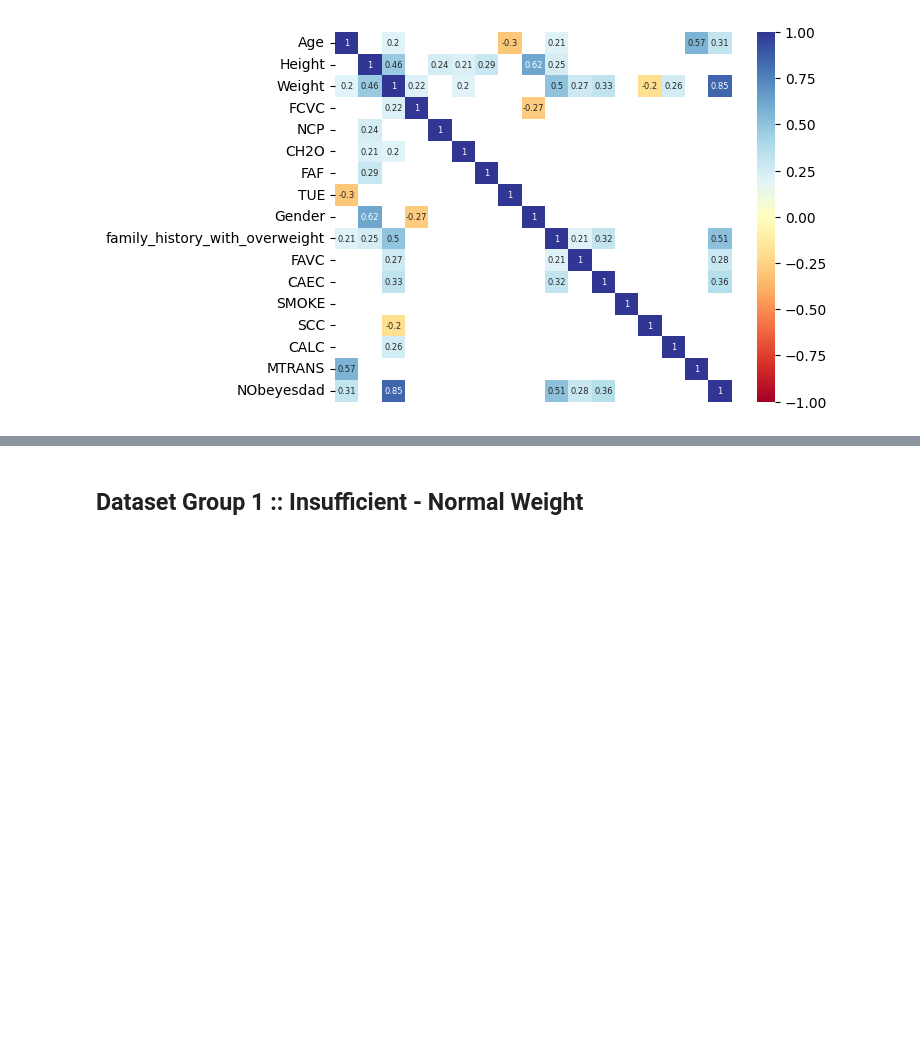
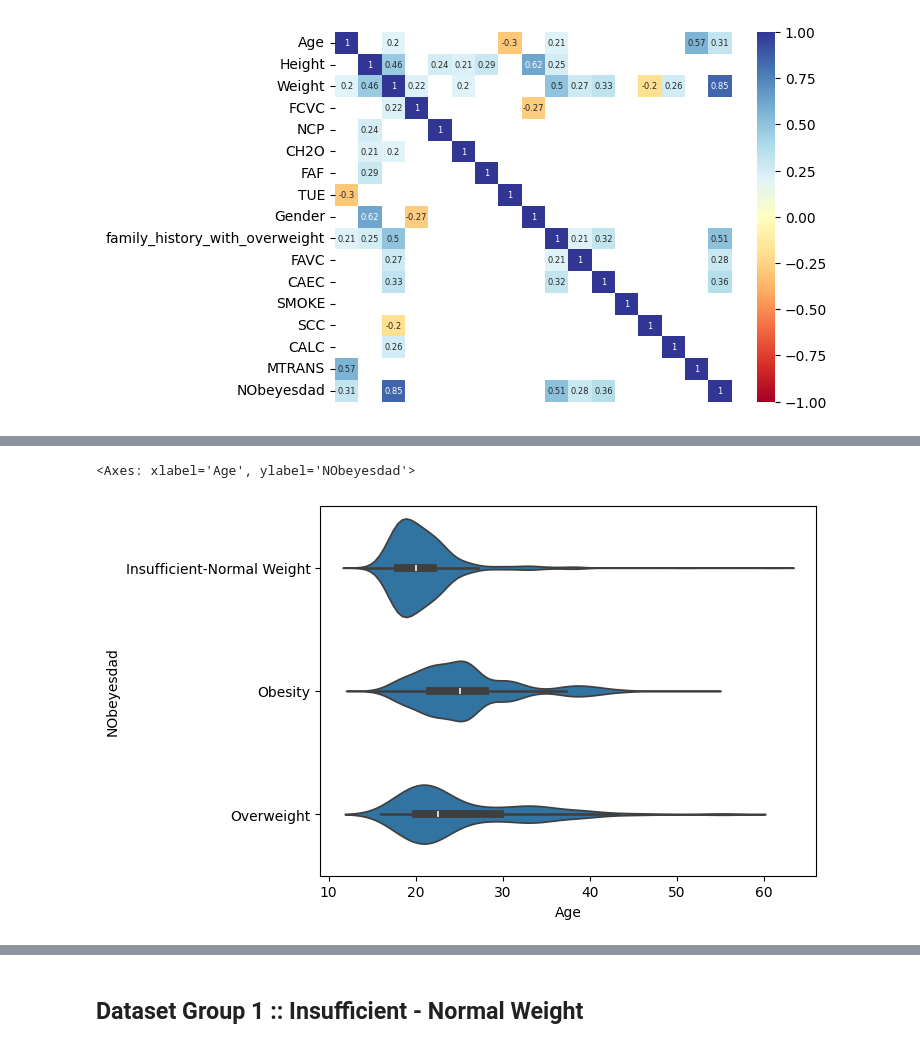
Before and after one commit to alexisuaguilaru/Obesity_Levels_Model, a Jupyter notebook: Exploratory_Data_Analysis/ExploratoryDataAnalysis.ipynb, the cells around one changed output, grey strips where cells are left out. Saved outputs shown, nothing was run; the diff lists cells and outputs as text; code cells hidden in the pictures; blank space fills up the shorter version.

```diff
--- a/Exploratory_Data_Analysis/ExploratoryDataAnalysis.ipynb
+++ b/Exploratory_Data_Analysis/ExploratoryDataAnalysis.ipynb
@@ -163,0 +170,5 @@ sns.heatmap(CorrelationMatrix_Groups,mask=MaskValues_Groups,cmap='RdYlBu',ytickl
+# %%
+sns.violinplot(ObesityDataset_Groups,x='Age',y='NObeyesdad')
+# %% [output]
+<Axes: xlabel='Age', ylabel='NObeyesdad'>
+[figure, added]
```
Also changed, not shown: parts of 5 cells of this notebook.
